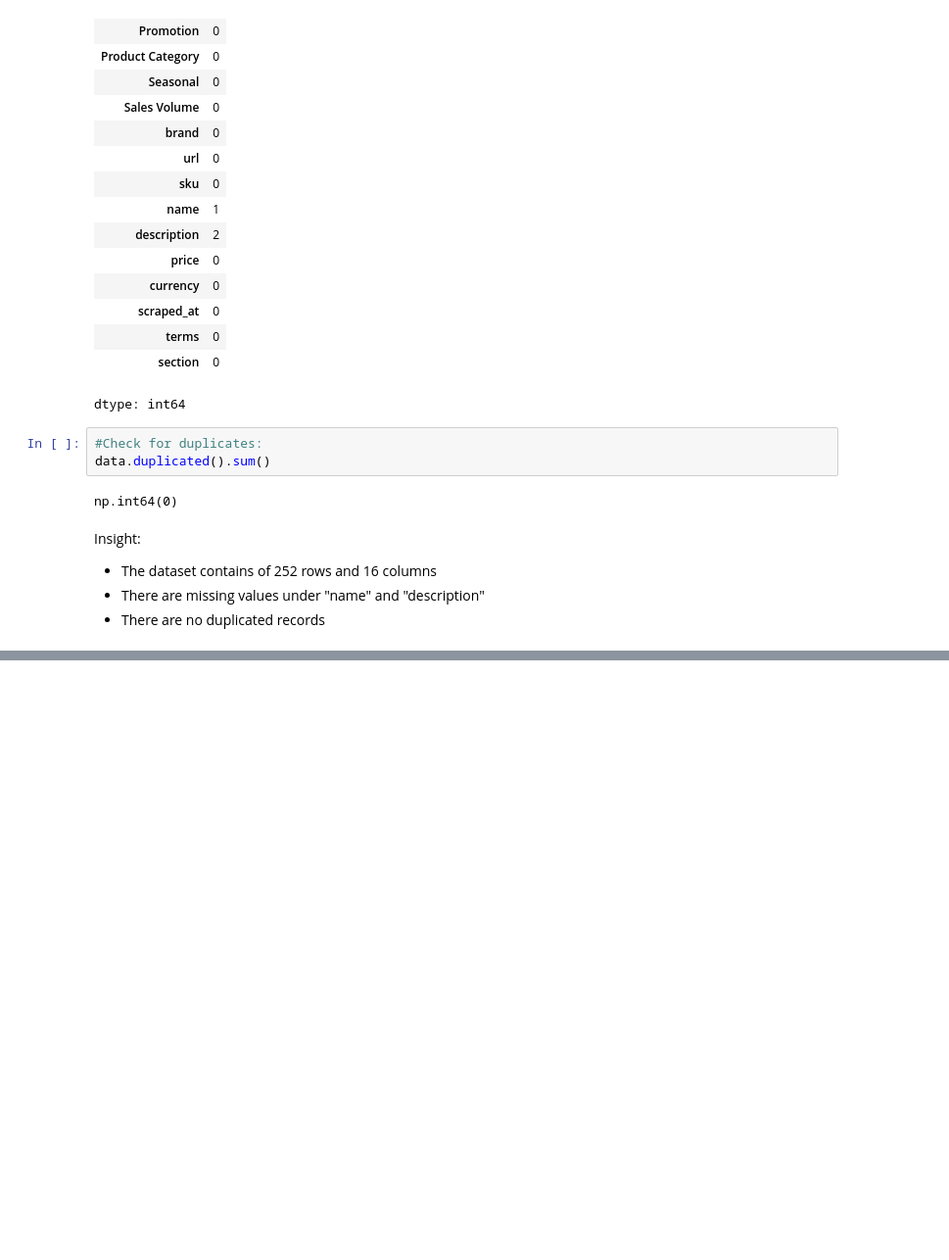
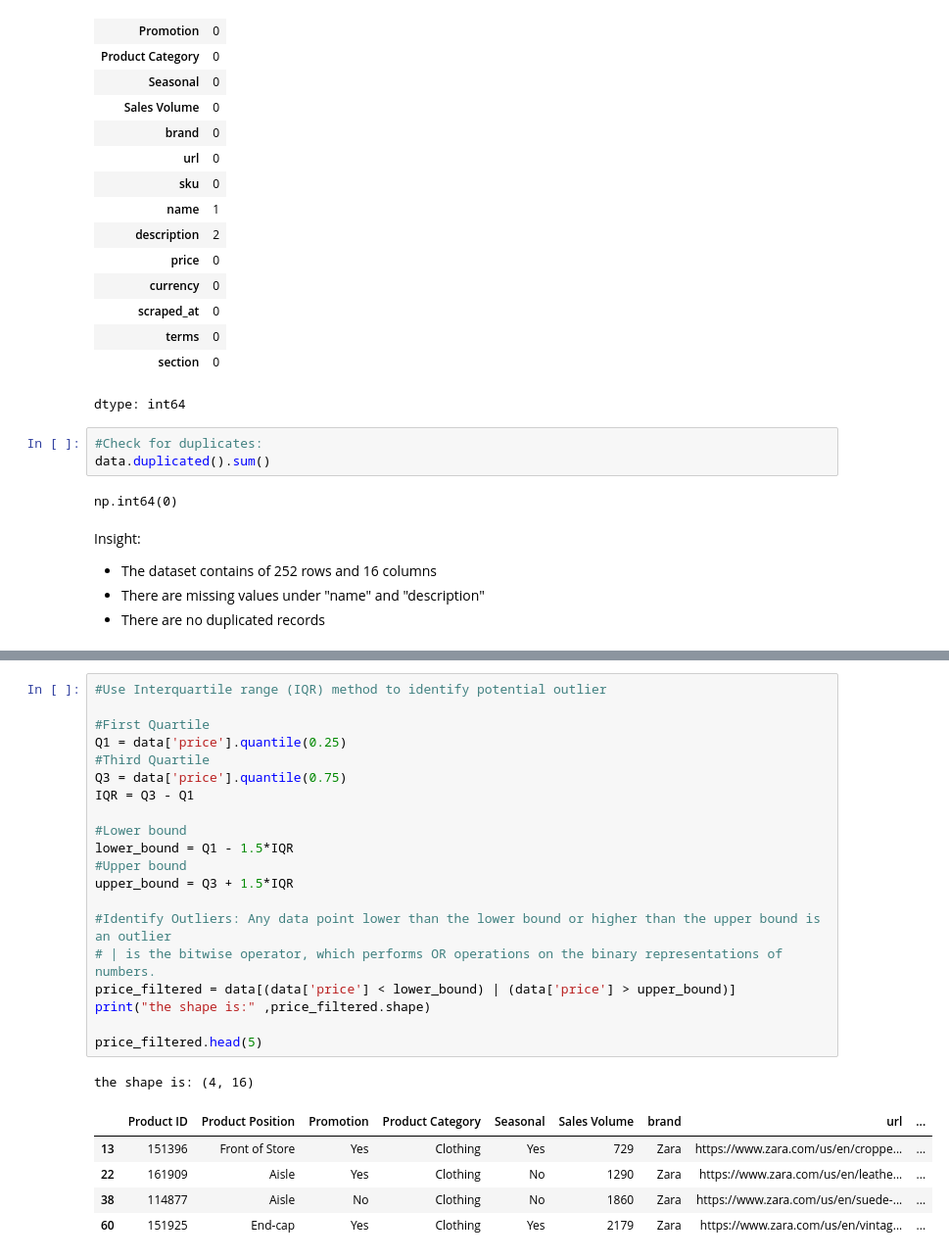
Before and after one commit to YTChiew/Zara-Sales-Analysis, a Jupyter notebook: zara_sales_analysis.ipynb, the cells around one changed output, grey strips where cells are left out. Shown at 98% size. Saved outputs shown, nothing was run; the diff lists cells and outputs as text; blank space fills up the shorter version.

```diff
--- a/zara_sales_analysis.ipynb
+++ b/zara_sales_analysis.ipynb
@@ -82,0 +105,27 @@ Insight:
+# %%
+#Use Interquartile range (IQR) method to identify potential outlier
+
+#First Quartile
+Q1 = data['price'].quantile(0.25)
+#Third Quartile
+Q3 = data['price'].quantile(0.75)
+IQR = Q3 - Q1
+
+#Lower bound
+lower_bound = Q1 - 1.5*IQR
+#Upper bound
+upper_bound = Q3 + 1.5*IQR
+
+#Identify Outliers: Any data point lower than the lower bound or higher than the upper bound is an outlier
+# | is the bitwise operator, which performs OR operations on the binary representations of numbers.
+price_filtered = data[(data['price'] < lower_bound) | (data['price'] > upper_bound)]
+print("the shape is:" ,price_filtered.shape)
+
+price_filtered.head(5)
+# %% [output]
+the shape is: (4, 16)
+|  | Product ID | Product Position | Promotion | Product Category | Seasonal | Sales Volume | brand | url | ... |
+| 13 | 151396 | Front of Store | Yes | Clothing | Yes | 729 | Zara | https://www.zara.com/us/en/croppe... | ... |
+| 22 | 161909 | Aisle | Yes | Clothing | No | 1290 | Zara | https://www.zara.com/us/en/leathe... | ... |
+| 38 | 114877 | Aisle | No | Clothing | No | 1860 | Zara | https://www.zara.com/us/en/suede-... | ... |
+| 60 | 151925 | End-cap | Yes | Clothing | Yes | 2179 | Zara | https://www.zara.com/us/en/vintag... | ... |
```
Also changed, not shown: parts of 3 cells of this notebook.
